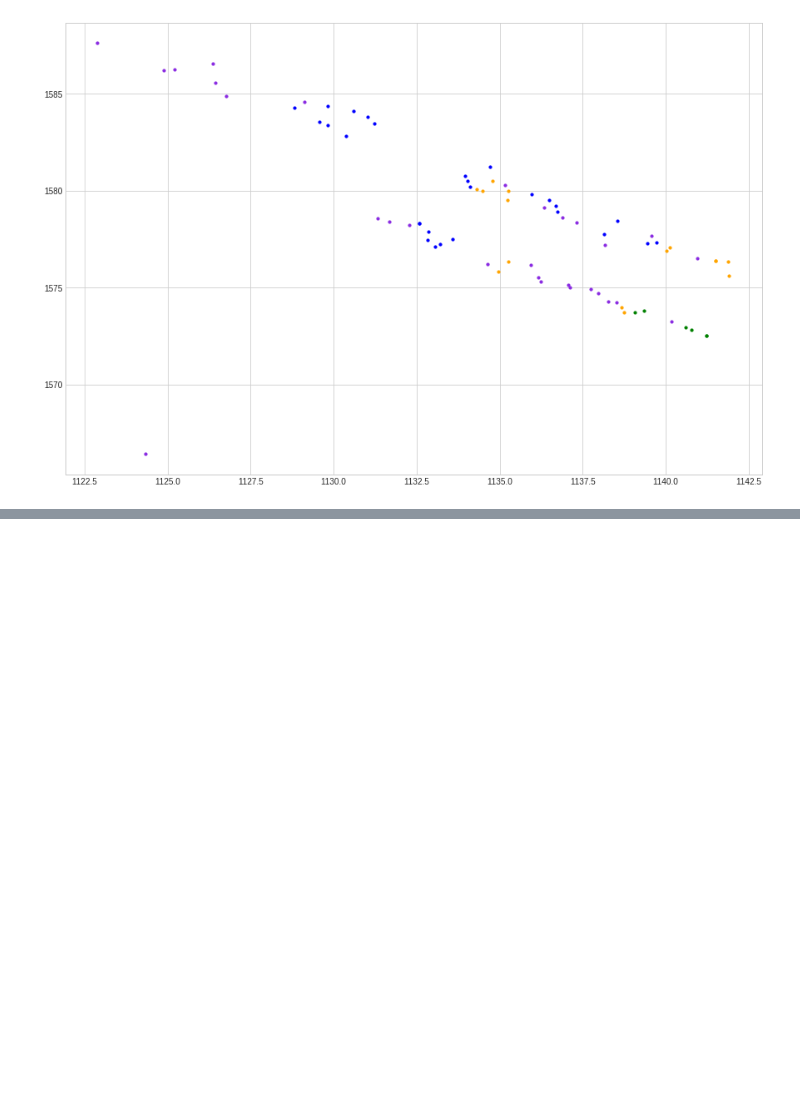
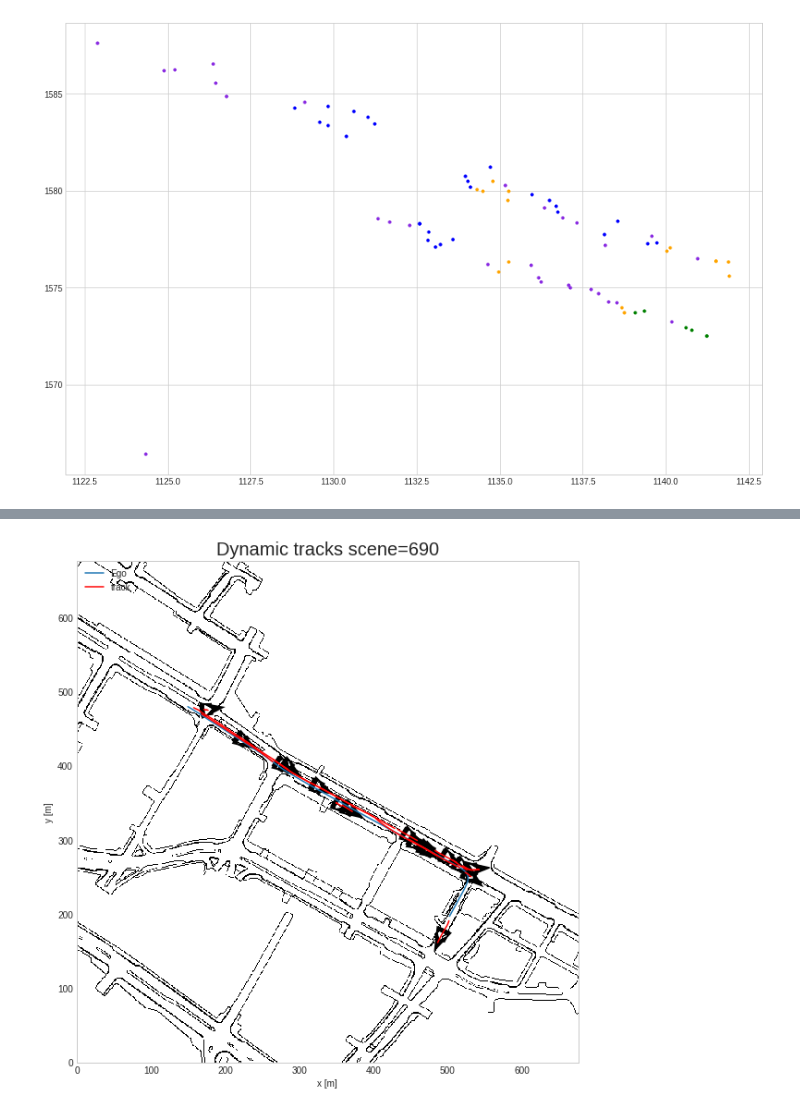
Before and after one commit to kfir1989/RadarLocalization, a Jupyter notebook: DynamicTracker.ipynb, the cells around one changed output, grey strips where cells are left out. Cells and saved outputs as stored; diff of their text form; code cells hidden in the pictures; blank space fills up the shorter version.

```diff
--- a/DynamicTracker.ipynb
+++ b/DynamicTracker.ipynb
@@ -635,20 +693,0 @@ age = 9 hits = 9
-# %%
-tracks = tracker.getHistory()
-N = len(tracks)
-print(f"Total number of tracks = {N}")
-
-fig, ax = plt.subplots(1,1,figsize=(15,10))
-colors = ['blue','orange','green','red','black','pink','yellow','purple',"brown","firebrick","coral","lime",
-                      "wheat", "yellowgreen", "lightyellow", "skyblue", "cyan", "chocolate", "maroon", "peru", "blueviolet"]
-
-ego_path = dataset.getEgoPath()[:n_frames]
-ax.plot(ego_path[:,0], ego_path[:,1])
-for idx,trk in enumerate(tracks):
-    if 1:#trk.confirmed:
-        history = trk.getHistory()
-        print(history.shape)
-        ax.plot(history[:,0], history[:,1], color=colors[idx])
-        history_len = history.shape[0]
-        dx = history[int(history_len / 2) + 1,0]-history[int(history_len / 2) - 1,0]
-        dy = history[int(history_len / 2) + 1,1]-history[int(history_len / 2) - 1,1]
-        #ax.arrow(np.mean(history[:,0]), np.mean(history[:,1]), dx[0], dy[0], shape='full', lw=13, length_includes_head=True, head_width=.05)
@@ -682,0 +694,66 @@ np.rad2deg(-0.14221401)
+# %%
+from map_utils import getRoadBorders, getCombinedMap
+def drawMap(ax, nusc_map, ego_path):
+    x_min = np.min(ego_path[:,0])
+    x_max = np.max(ego_path[:,0])
+    x_mean = 0.5*(x_min+x_max)
+    y_min = np.min(ego_path[:,1])
+    y_max = np.max(ego_path[:,1])
+    y_mean = 0.5*(y_min+y_max)
+    patch_size = int(max(abs(y_max-y_min), abs(x_max-x_min))) + 300
+
+    first_pos = [x_mean, y_mean]
+    patch_size = patch_size
+    edges = getCombinedMap(nuscMap=nusc_map, worldRef=first_pos, patchSize=patch_size)
+
+    ax.imshow(edges, origin='lower')
+    ax.grid(False)
+    #ax.set_xlim([patch_size/2 - (x_mean-x_min) - 100,patch_size/2 + (x_max-x_mean) + 100])
+    #ax.set_ylim([patch_size/2 - (y_mean-y_min) - 100,patch_size/2 + (y_max-y_mean) + 100])
+
+    x_offset = -first_pos[0]+patch_size*0.5
+    y_offset = -first_pos[1]+patch_size*0.5
+    return x_offset, y_offset
+
+def drawTrack(ax, trk, x_offset=0, y_offset=0, velThr=2):
+    if trk.confirmed:
+        hstate, hego, hspeed = trk.getHistory()
+        history_len = hstate.shape[0]
+        if trk.hits > 10:
+        #rotate translate each state according to hego
+            tstate = np.zeros((hstate.shape[0], 2, 1))
+            tspeed = np.zeros((hstate.shape[0], 2, 1))
+            for i, (state, ego, speed) in enumerate(zip(hstate, hego, hspeed)):
+                R = np.array([[np.cos(ego["heading"]), -np.sin(ego["heading"])], [np.sin(ego["heading"]), np.cos(ego["heading"])]])
+                tstate[i, :, :] = np.dot(R, state[0:2]) + ego["T"][0:2].reshape(-1,1)
+                tspeed[i, :, :] = np.dot(R, state[2:4]) + np.dot(R, speed[0:2].reshape(-1,1))
+            abs_vel = np.mean(np.linalg.norm(tspeed,axis=1), axis=0)
+            print(f"abs_vel ={abs_vel}")
+            if abs_vel < velThr:
+                return
+
+            ax.plot(tstate[:,0]+x_offset, tstate[:,1]+y_offset, color='red',label='track')
+            dx = tstate[int(history_len / 2) + 1,0]-tstate[int(history_len / 2) - 1,0]
+            dy = tstate[int(history_len / 2) + 1,1]-tstate[int(history_len / 2) - 1,1]
+            ax.arrow(np.mean(tstate[:,0]+x_offset), np.mean(tstate[:,1]+y_offset), dx[0], dy[0], shape='full', lw=13, length_includes_head=True, head_width=.05)
+
+tracks = tracker.getHistory()
+N = len(tracks)
+print(f"Total number of tracks = {N}")
+
+fig, ax = plt.subplots(1,1,figsize=(15,10))
+colors = ['blue','orange','green','red','black','pink','yellow','purple',"brown","firebrick","coral","lime",
+                      "wheat", "yellowgreen", "lightyellow", "skyblue", "cyan", "chocolate", "maroon", "peru", "blueviolet"]
+
+
+ax.set_title(f"Dynamic tracks scene={scene_id}", fontsize=20)
+ax.set(xlabel='x [m]', ylabel='y [m]')
+ego_path = dataset.getEgoPath()[:n_frames]
+nusc_map = dataset.getMap()
+x_offset, y_offset = drawMap(ax, nusc_map, ego_path)
+print("x_offset",x_offset,"y_offset",y_offset)
+ax.plot(ego_path[start_frame:n_frames,0]+x_offset, ego_path[start_frame:n_frames,1]+y_offset,label='Ego')
+for idx,trk in enumerate(tracks):
+    drawTrack(ax, trk, x_offset=x_offset, y_offset=y_offset, velThr=2)
+ax.legend(loc="upper left")
+# %% [output]
@@ -682,0 +780 @@ np.rad2deg(-0.14221401)
+[figure, added]
```
Also changed, not shown: parts of 16 cells of this notebook, 1 other file.
